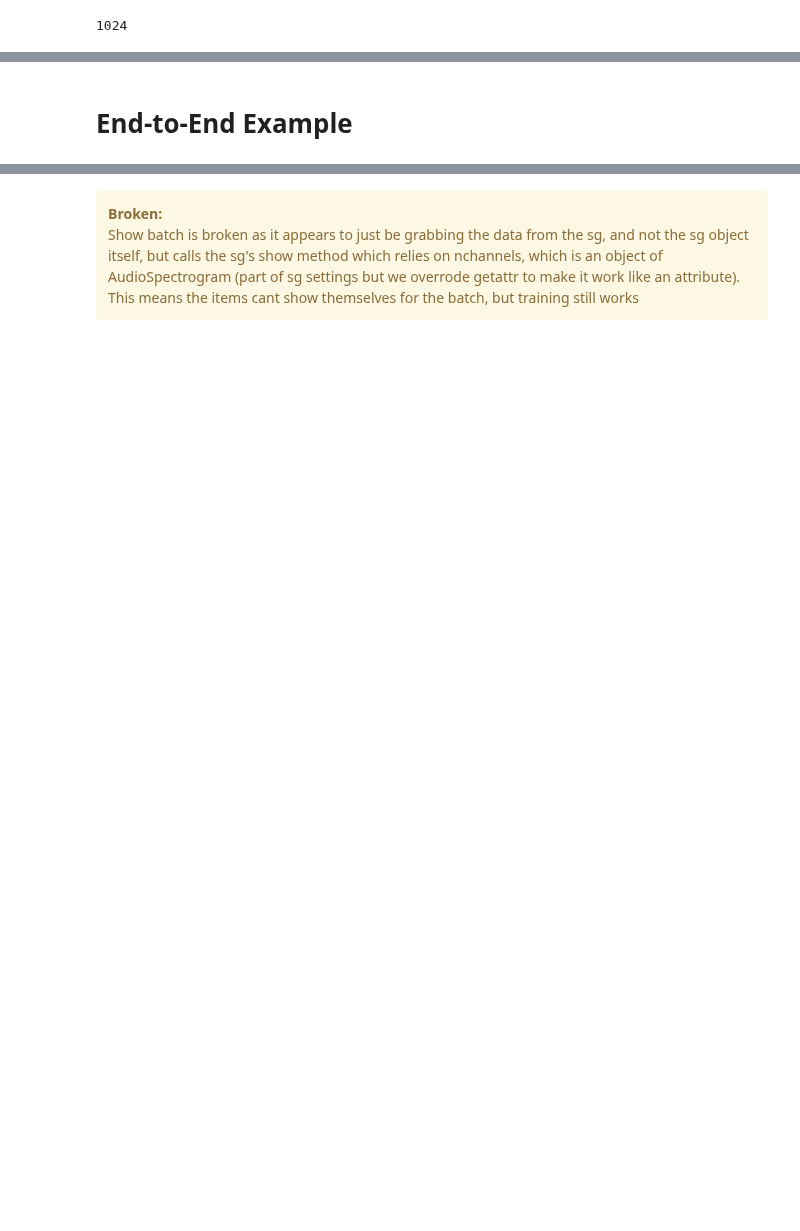
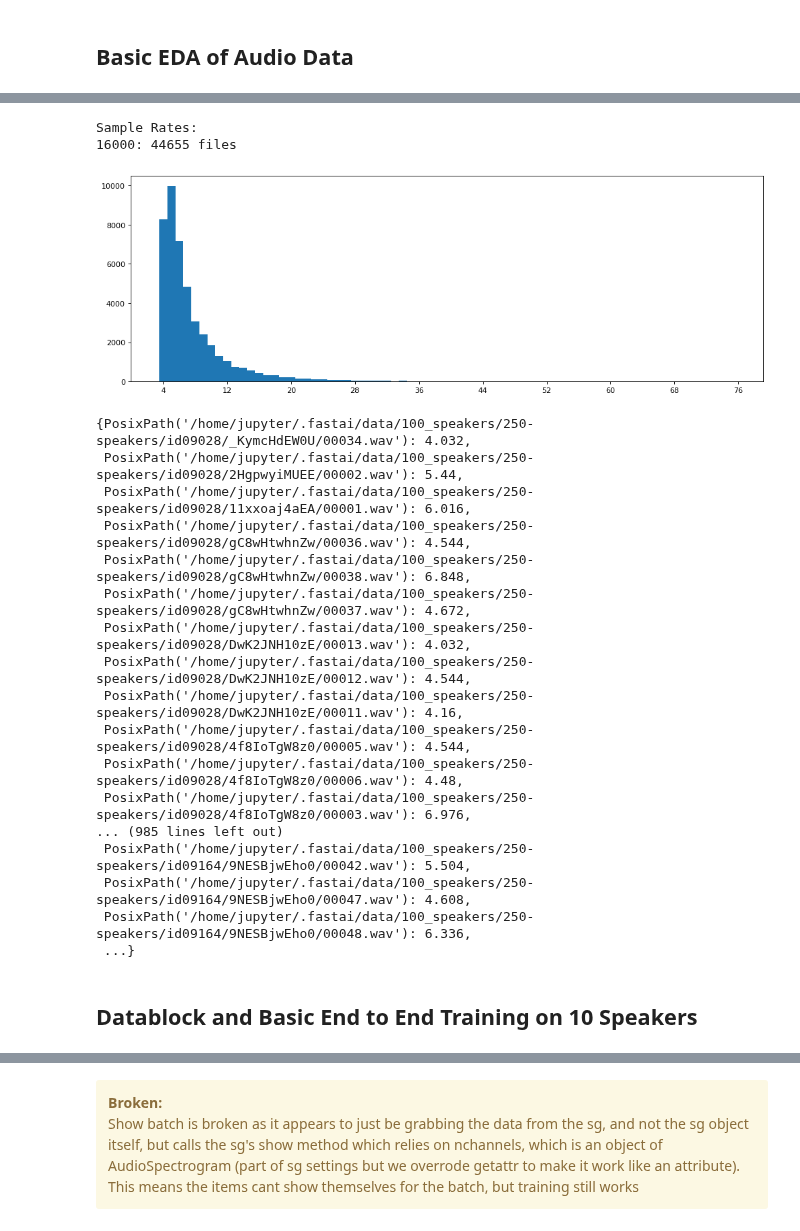
Before and after one commit to fastaudio/fastai2_audio, a Jupyter notebook: dev/72_audio_tutorial.ipynb, the cells around one changed output, grey strips where cells are left out. Drawn from its saved outputs; the diff is of its cells as text; code cells hidden in the pictures; blank space fills up the shorter version.

```diff
--- a/dev/72_audio_tutorial.ipynb
+++ b/dev/72_audio_tutorial.ipynb
@@ -16,0 +27,5 @@ from local.metrics import *
+# %%
+#Warning this dataset is ~8GB
+p250speakers = Config()['data_path'] / '250_speakers'
+URLs.SPEAKERS250 = 'https://public-datasets.fra1.digitaloceanspaces.com/250-speakers.tar'
+untar_data(URLs.SPEAKERS250, dest=p250speakers)
@@ -17,5 +34,5 @@ from local.metrics import *
 # %%
-p = Config()['data_path'] / 'ST-AEDS-20180100_1-OS'
 x = AudioGetter("", recurse=True, folders=None)
-files = x(p)
-original_aud = AudioItem.create(files[0])
+files_10  = x(p10speakers)
+files_250 = x(p250speakers)
+#original_aud = AudioItem.create(files[0])
@@ -42,4 +39,34 @@ SG tensor([[[-51.0104, -50.9824, -49.6577,  ..., -51.3078, -49.7318, -51.2239],
-# %%
-original_spec.n_fft
-# %% [output]
-1024
+# %% [markdown]
+## Basic EDA of Audio Data
+# %%
+def stats(file_list, prec=0, devs=3, figsize=(12,4)):
+    '''Displays samples, plots file lengths and returns outliers of the AudioList'''
+    len_dict = {}
+    rate_dict = {}
+    pb = progress_bar(file_list)
+    for p in pb:
+        si, ei = torchaudio.info(str(p))
+        len_dict[p] = si.length/si.rate
+        rate_dict[p] = si.rate
+    lens = list(len_dict.values())
+    rates = list(rate_dict.values())
+    print("Sample Rates: ")
+    for sr,count in Counter(rates).items(): print(f"{int(sr)}: {count} files")
+    _plot_lengths(lens, prec, figsize)
+    return len_dict
+
+def _plot_lengths(lens, prec, figsize):
+    '''Plots a list of file lengths displaying prec digits of precision'''
+    rounded = [round(i, prec) for i in lens]
+    rounded_count = Counter(rounded)
+    plt.figure(num=None, figsize=figsize, dpi=80, facecolor='w', edgecolor='k')
+    labels = sorted(rounded_count.keys())
+    values = [rounded_count[i] for i in labels]
+    width = 1
+    plt.bar(labels, values, width)
+    xticks = np.linspace(int(min(rounded)), int(max(rounded))+1, 10)
+    plt.xticks(xticks)
+    plt.show()
+# %%
+stats(files_250)
+# %% [output]
@@ -46,2 +74,22 @@ original_spec.n_fft
+Sample Rates:
+16000: 44655 files
+[figure, added]
+{PosixPath('/home/jupyter/.fastai/data/100_speakers/250-speakers/id09028/_KymcHdEW0U/00034.wav'): 4.032,
+ PosixPath('/home/jupyter/.fastai/data/100_speakers/250-speakers/id09028/2HgpwyiMUEE/00002.wav'): 5.44,
+ PosixPath('/home/jupyter/.fastai/data/100_speakers/250-speakers/id09028/11xxoaj4aEA/00001.wav'): 6.016,
+ PosixPath('/home/jupyter/.fastai/data/100_speakers/250-speakers/id09028/gC8wHtwhnZw/00036.wav'): 4.544,
+ PosixPath('/home/jupyter/.fastai/data/100_speakers/250-speakers/id09028/gC8wHtwhnZw/00038.wav'): 6.848,
+ PosixPath('/home/jupyter/.fastai/data/100_speakers/250-speakers/id09028/gC8wHtwhnZw/00037.wav'): 4.672,
+ PosixPath('/home/jupyter/.fastai/data/100_speakers/250-speakers/id09028/DwK2JNH10zE/00013.wav'): 4.032,
+ PosixPath('/home/jupyter/.fastai/data/100_speakers/250-speakers/id09028/DwK2JNH10zE/00012.wav'): 4.544,
+ PosixPath('/home/jupyter/.fastai/data/100_speakers/250-speakers/id09028/DwK2JNH10zE/00011.wav'): 4.16,
+ PosixPath('/home/jupyter/.fastai/data/100_speakers/250-speakers/id09028/4f8IoTgW8z0/00005.wav'): 4.544,
+ PosixPath('/home/jupyter/.fastai/data/100_speakers/250-speakers/id09028/4f8IoTgW8z0/00006.wav'): 4.48,
+ PosixPath('/home/jupyter/.fastai/data/100_speakers/250-speakers/id09028/4f8IoTgW8z0/00003.wav'): 6.976,
+... (985 lines left out)
+ PosixPath('/home/jupyter/.fastai/data/100_speakers/250-speakers/id09164/9NESBjwEho0/00042.wav'): 5.504,
+ PosixPath('/home/jupyter/.fastai/data/100_speakers/250-speakers/id09164/9NESBjwEho0/00047.wav'): 4.608,
+ PosixPath('/home/jupyter/.fastai/data/100_speakers/250-speakers/id09164/9NESBjwEho0/00048.wav'): 6.336,
+ ...}
 # %% [markdown]
-# End-to-End Example
+## Datablock and Basic End to End Training on 10 Speakers
```
Also changed, not shown: parts of 37 cells of this notebook.
